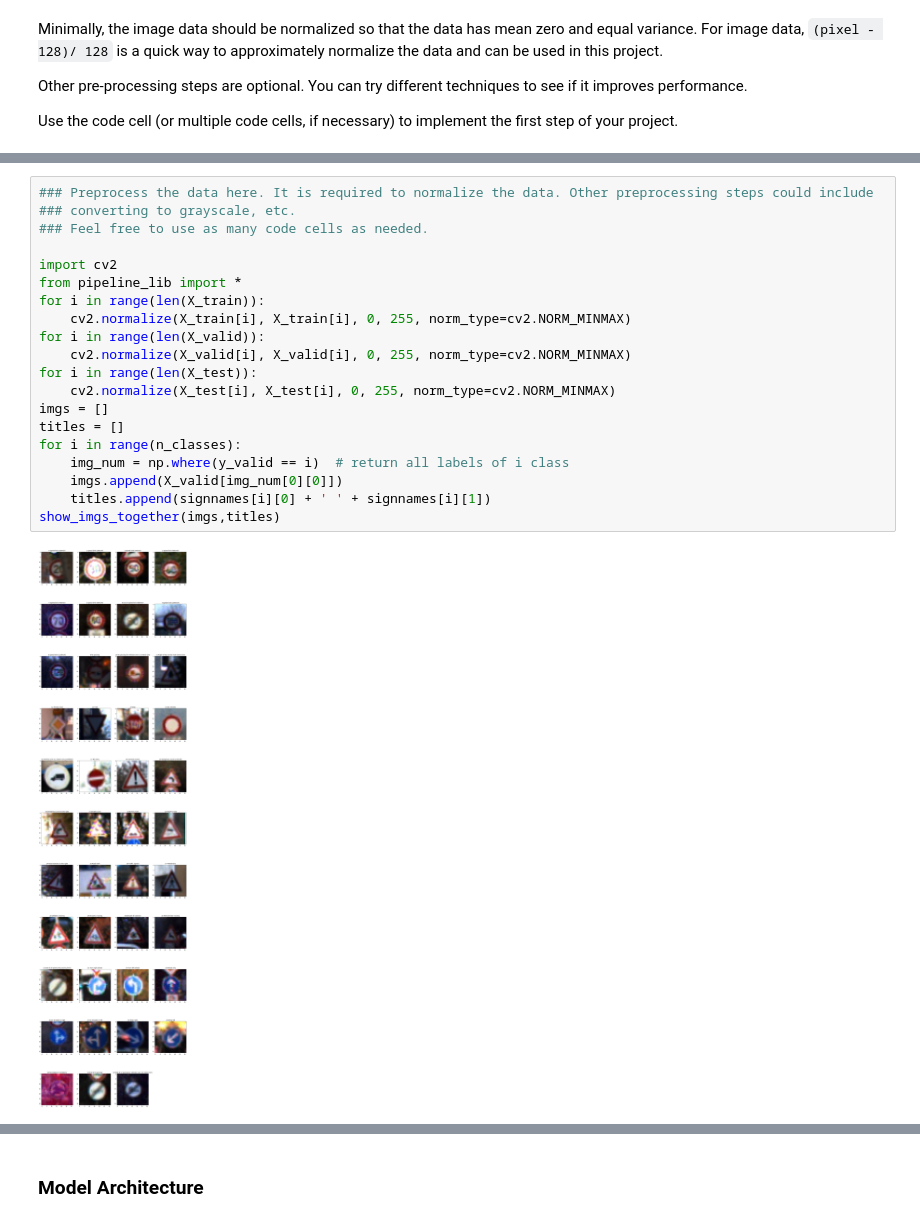
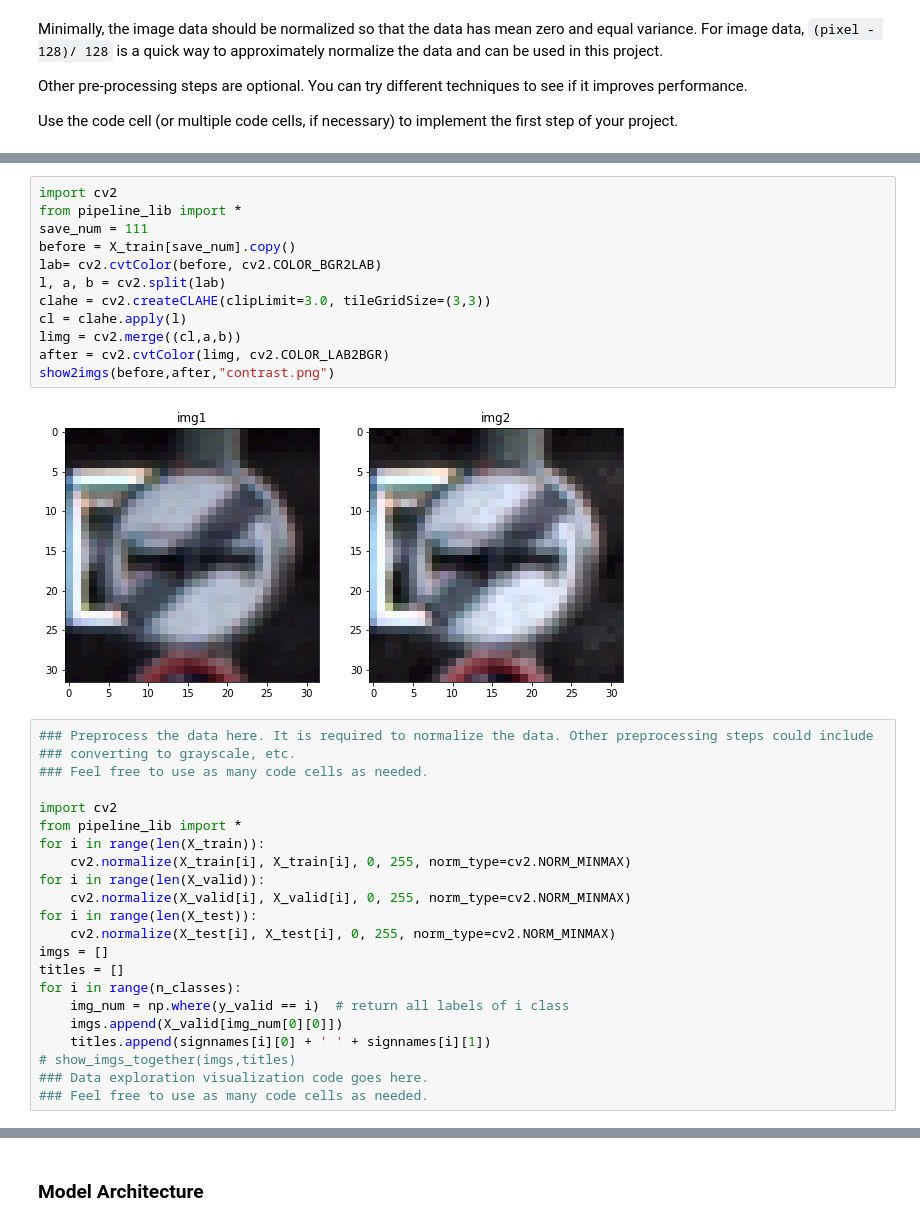
Before and after one commit to warenick/CarND-Traffic-Sign-Classifier-Project, a Jupyter notebook: Traffic_Sign_Classifier.ipynb, the cells around one changed output, grey strips where cells are left out. Cells and saved outputs as stored; diff of their text form.

```diff
--- a/Traffic_Sign_Classifier.ipynb
+++ b/Traffic_Sign_Classifier.ipynb
@@ -145,3 +165,17 @@ Use the code cell (or multiple code cells, if necessary) to implement the first
+# %%
+import cv2
+from pipeline_lib import *
+save_num = 111
+before = X_train[save_num].copy()
+lab= cv2.cvtColor(before, cv2.COLOR_BGR2LAB)
+l, a, b = cv2.split(lab)
+clahe = cv2.createCLAHE(clipLimit=3.0, tileGridSize=(3,3))
+cl = clahe.apply(l)
+limg = cv2.merge((cl,a,b))
+after = cv2.cvtColor(limg, cv2.COLOR_LAB2BGR)
+show2imgs(before,after,"contrast.png")
+# %% [output]
+[figure, added]
 # %%
 ### Preprocess the data here. It is required to normalize the data. Other preprocessing steps could include
 ### converting to grayscale, etc.
@@ -161,9 +195,9 @@ for i in range(n_classes):
     img_num = np.where(y_valid == i)  # return all labels of i class
     imgs.append(X_valid[img_num[0][0]])
     titles.append(signnames[i][0] + ' ' + signnames[i][1])
-show_imgs_together(imgs,titles)
+# show_imgs_together(imgs,titles)
+### Data exploration visualization code goes here.
+### Feel free to use as many code cells as needed.
-# %% [output]
-[figure, removed]
 # %%
 
 import cv2
```
Also changed, not shown: parts of 11 cells of this notebook, 15 other files.
